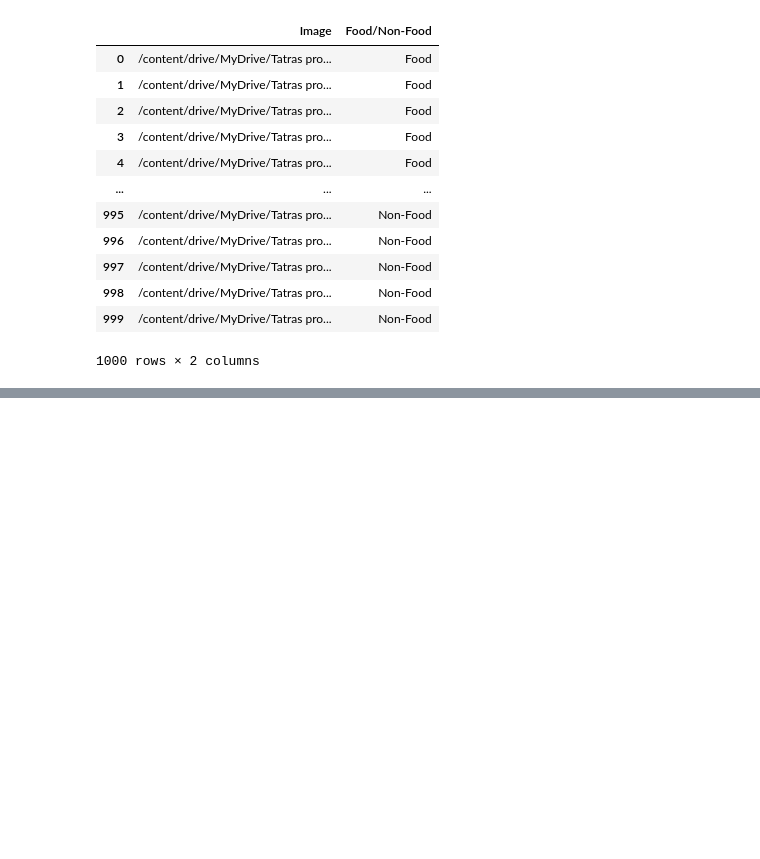
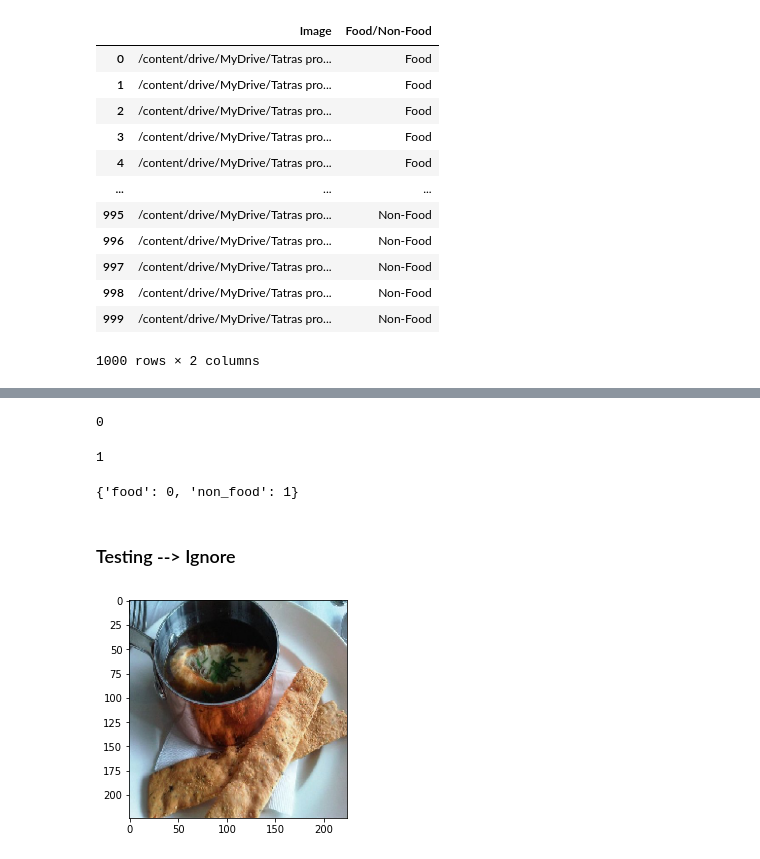
Before and after one commit to anchit2000/Food-Non-Food-Classification, a Jupyter notebook: Food_nonfood_classification.ipynb, the cells around one changed output, grey strips where cells are left out. Cells and saved outputs as stored; diff of their text form; code cells hidden in the pictures; blank space fills up the shorter version.

```diff
--- a/Food_nonfood_classification.ipynb
+++ b/Food_nonfood_classification.ipynb
@@ -103,7 +103,7 @@ from tqdm import tqdm
 # %%
 train_image = []
 for i in tqdm(range(df_training.shape[0])):
-    img = image.load_img(df_training['Image'][i], target_size=(28,28,3), grayscale=False)
+    img = image.load_img(df_training['Image'][i], target_size=(224,224,3), grayscale=False)
     img = image.img_to_array(img)
     img = img/255
     train_image.append(img)
@@ -690,0 +901,14 @@ INFO:tensorflow:Assets written to: ./resnet50_food_model/assets
+# %%
+np.argmax(prediction)
+# %% [output]
+0
+# %%
+np.argmax(prediction1)
+# %% [output]
+1
+# %%
+train_generator.class_indices
+# %% [output]
+{'food': 0, 'non_food': 1}
+# %% [markdown]
+### Testing --> Ignore
@@ -690,0 +922,8 @@ INFO:tensorflow:Assets written to: ./resnet50_food_model/assets
+# %%
+img = image.load_img('/content/drive/MyDrive/Tatras projects/Food Nonfood data /training/food/0.jpg', target_size = (224, 224))
+plt.imshow(img)
+img = image.img_to_array(img)
+img = np.expand_dims(img, axis=0)
+img = preprocess_input(img)
+# %% [output]
+[figure, added]
```
Also changed, not shown: parts of 60 cells of this notebook.
